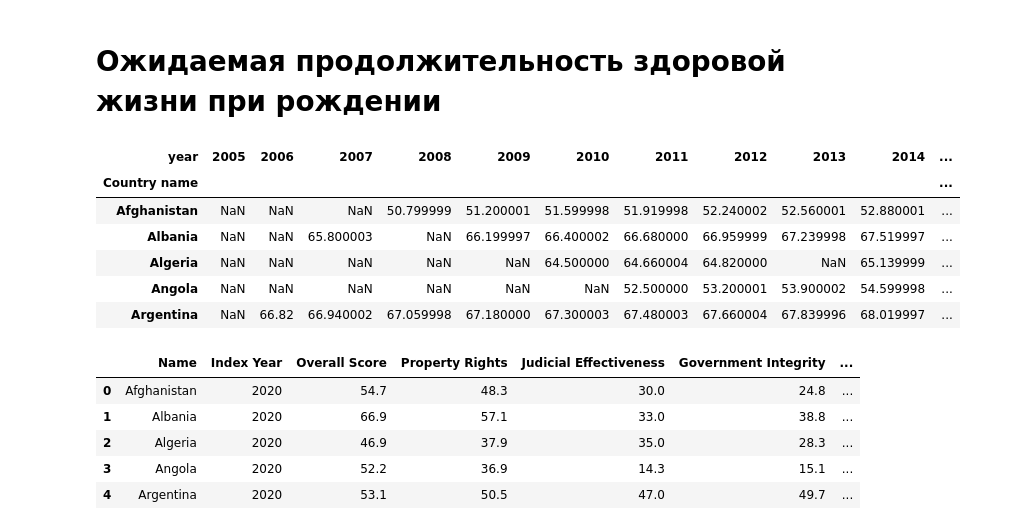
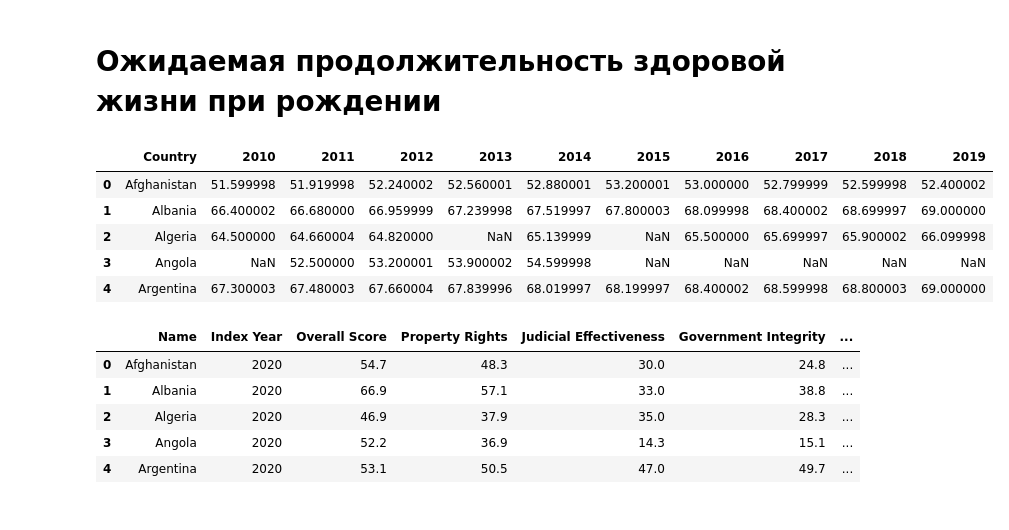
Before and after one commit to team-hack-0819/social-env, a Jupyter notebook: data.ipynb, the cells around one changed output. Saved outputs shown, nothing was run; the diff lists cells and outputs as text; code cells hidden in the pictures.

```diff
--- a/data.ipynb
+++ b/data.ipynb
@@ -161,15 +203,19 @@ tab4.head()
 # Ожидаемая продолжительность здоровой жизни при рождении
 # %%
 tab5 = happiness_life_expectancy_and_other.pivot_table(index='Country name', columns='year', values='Healthy life expectancy at birth')
-tab5.head()
-# %% [output]
-| year | 2005 | 2006 | 2007 | 2008 | 2009 | 2010 | 2011 | 2012 | 2013 | 2014 | ... |
-| Country name |  |  |  |  |  |  |  |  |  |  | ... |
-| Afghanistan | NaN | NaN | NaN | 50.799999 | 51.200001 | 51.599998 | 51.919998 | 52.240002 | 52.560001 | 52.880001 | ... |
-| Albania | NaN | NaN | 65.800003 | NaN | 66.199997 | 66.400002 | 66.680000 | 66.959999 | 67.239998 | 67.519997 | ... |
-| Algeria | NaN | NaN | NaN | NaN | NaN | 64.500000 | 64.660004 | 64.820000 | NaN | 65.139999 | ... |
-| Angola | NaN | NaN | NaN | NaN | NaN | NaN | 52.500000 | 53.200001 | 53.900002 | 54.599998 | ... |
-| Argentina | NaN | 66.82 | 66.940002 | 67.059998 | 67.180000 | 67.300003 | 67.480003 | 67.660004 | 67.839996 | 68.019997 | ... |
+# %%
+tab5 = tab5[[2010,2011,2012,2013,2014,2015,2016,2017,2018,2019]]
+tab5_5 = pd.DataFrame(tab5.values, columns = ['2010','2011','2012','2013','2014','2015','2016','2017','2018','2019'])
+tab5_5['Country'] = tab5.index
+tab5_5 = tab5_5[['Country'] + tab5_5.columns[:-1].tolist()]
+tab5_5.head()
+# %% [output]
+|  | Country | 2010 | 2011 | 2012 | 2013 | 2014 | 2015 | 2016 | 2017 | 2018 | 2019 |
+| 0 | Afghanistan | 51.599998 | 51.919998 | 52.240002 | 52.560001 | 52.880001 | 53.200001 | 53.000000 | 52.799999 | 52.599998 | 52.400002 |
+| 1 | Albania | 66.400002 | 66.680000 | 66.959999 | 67.239998 | 67.519997 | 67.800003 | 68.099998 | 68.400002 | 68.699997 | 69.000000 |
+| 2 | Algeria | 64.500000 | 64.660004 | 64.820000 | NaN | 65.139999 | NaN | 65.500000 | 65.699997 | 65.900002 | 66.099998 |
+| 3 | Angola | NaN | 52.500000 | 53.200001 | 53.900002 | 54.599998 | NaN | NaN | NaN | NaN | NaN |
+| 4 | Argentina | 67.300003 | 67.480003 | 67.660004 | 67.839996 | 68.019997 | 68.199997 | 68.400002 | 68.599998 | 68.800003 | 69.000000 |
 # %%
 economic_indexes_and_other.head()
 # %% [output]
```
Also changed, not shown: parts of 9 cells of this notebook.
